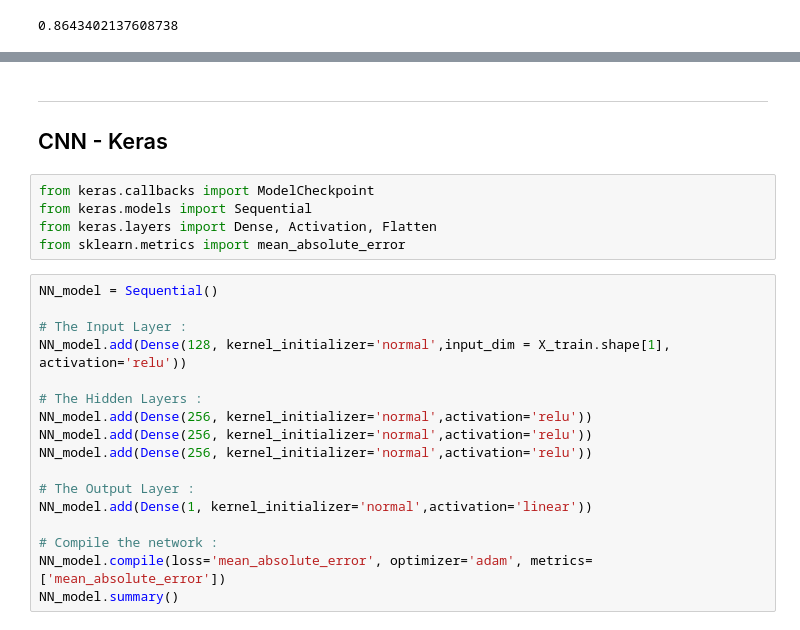
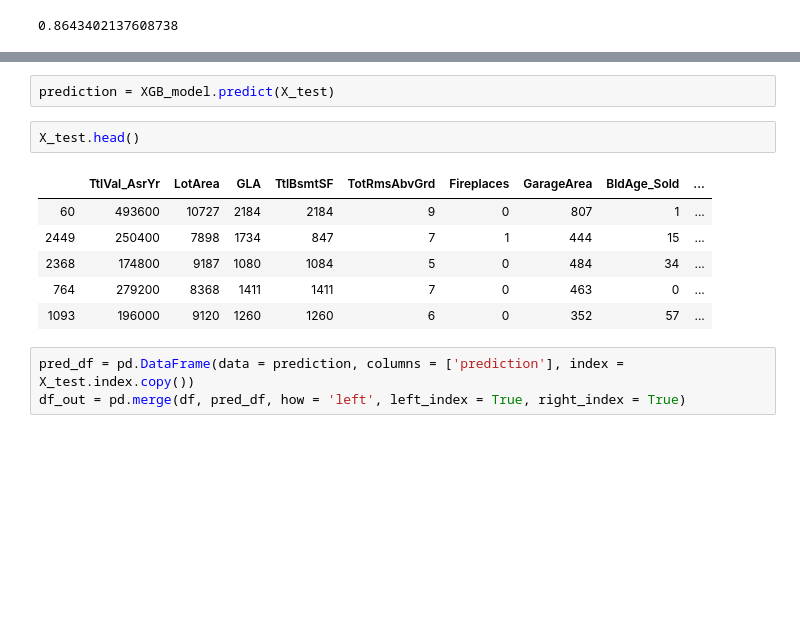
Before and after one commit to ber0-0/BrainStation-Capstone-Sale-Price-Prediction, a Jupyter notebook: Transaction.ipynb, the cells around one changed output, grey strips where cells are left out. Drawn from its saved outputs; the diff is of its cells as text; blank space fills up the shorter version.

```diff
--- a/Transaction.ipynb
+++ b/Transaction.ipynb
@@ -618,26 +630,14 @@ XGB_model.score(X_test, y_test)
-# %% [markdown]
----
-
-## CNN - Keras
-# %%
-from keras.callbacks import ModelCheckpoint
-from keras.models import Sequential
-from keras.layers import Dense, Activation, Flatten
-from sklearn.metrics import mean_absolute_error
-# %%
-NN_model = Sequential()
-
-# The Input Layer :
-NN_model.add(Dense(128, kernel_initializer='normal',input_dim = X_train.shape[1], activation='relu'))
-
-# The Hidden Layers :
-NN_model.add(Dense(256, kernel_initializer='normal',activation='relu'))
-NN_model.add(Dense(256, kernel_initializer='normal',activation='relu'))
-NN_model.add(Dense(256, kernel_initializer='normal',activation='relu'))
-
-# The Output Layer :
-NN_model.add(Dense(1, kernel_initializer='normal',activation='linear'))
-
-# Compile the network :
-NN_model.compile(loss='mean_absolute_error', optimizer='adam', metrics=['mean_absolute_error'])
-NN_model.summary()
+# %%
+prediction = XGB_model.predict(X_test)
+# %%
+X_test.head()
+# %% [output]
+|  | TtlVal_AsrYr | LotArea | GLA | TtlBsmtSF | TotRmsAbvGrd | Fireplaces | GarageArea | BldAge_Sold | ... |
+| 60 | 493600 | 10727 | 2184 | 2184 | 9 | 0 | 807 | 1 | ... |
+| 2449 | 250400 | 7898 | 1734 | 847 | 7 | 1 | 444 | 15 | ... |
+| 2368 | 174800 | 9187 | 1080 | 1084 | 5 | 0 | 484 | 34 | ... |
+| 764 | 279200 | 8368 | 1411 | 1411 | 7 | 0 | 463 | 0 | ... |
+| 1093 | 196000 | 9120 | 1260 | 1260 | 6 | 0 | 352 | 57 | ... |
+# %%
+pred_df = pd.DataFrame(data = prediction, columns = ['prediction'], index = X_test.index.copy())
+df_out = pd.merge(df, pred_df, how = 'left', left_index = True, right_index = True)
```
Also changed, not shown: parts of 27 cells of this notebook, 1 other file.
